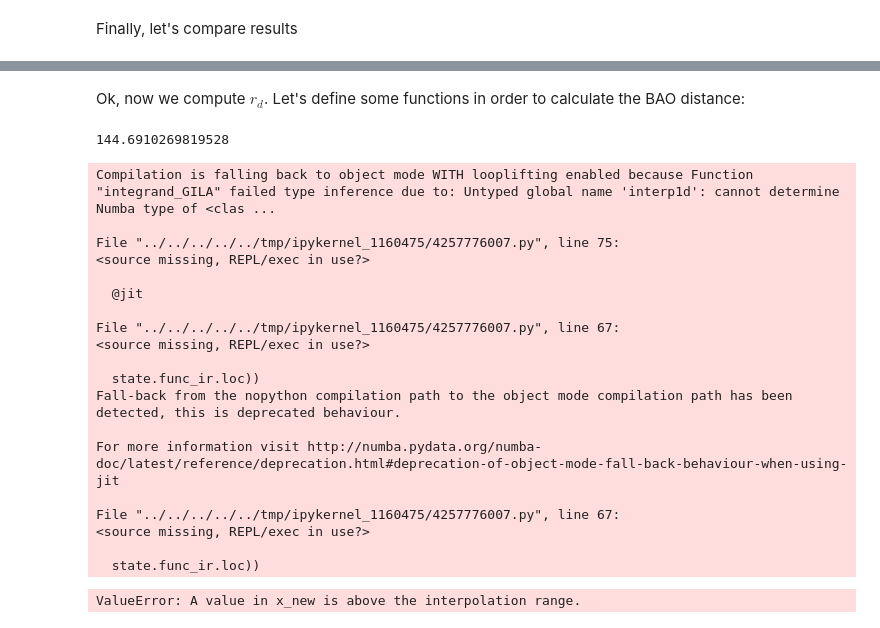
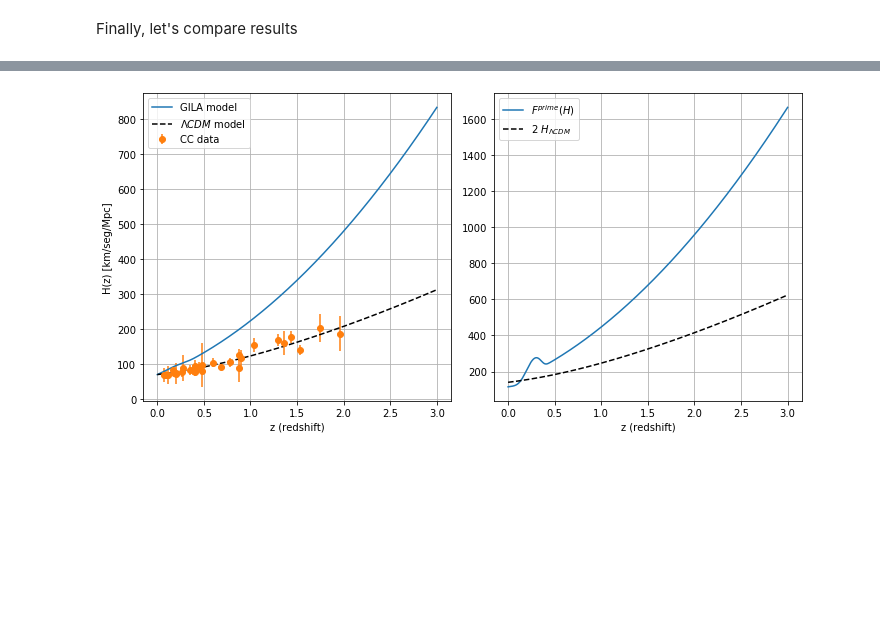
Before and after one commit to matiasleize/GC_MCMC, a Jupyter notebook: fr_mcmc/utils/test_integration.ipynb, the cells around one changed output, grey strips where cells are left out. Drawn from its saved outputs; the diff is of its cells as text; code cells hidden in the pictures; blank space fills up the shorter version.

```diff
--- a/fr_mcmc/utils/test_integration.ipynb
+++ b/fr_mcmc/utils/test_integration.ipynb
@@ -118,13 +129,2 @@ zs_model, Hs_model = integrator_GILA(physical_params, num_z_points=int(1e5), ini
 # %% [markdown]
 Finally, let's compare results
-# %%
-from matplotlib import pyplot as plt
-fig, ax = plt.subplots()
-ax.grid()
-ax.plot(zs_model, Hs_model,label='GILA model')
-ax.plot(zs_model, H_LCDM_rad(zs_model, H_0, omega_m), '--',label='LCDM model')
-ax.set_title('H(z) for GILA model')
-ax.set_xlabel('z (redshift)')
-ax.set_ylabel('H(z) [km/seg/Mpc]')
-ax.legend()
-plt.show()
@@ -135,12 +130,0 @@ Idea: What make the change of sign in $F'(z)$ is the factor $(Ł \cdot H) $ has
-# %%
-fig, ax = plt.subplots()
-ax.set_xlim([1000,10000])
-ax.set_ylim([0,0.0000005])
-ax.grid()
-ax.plot(zs_model, 1/Hs_model,label='GILA model')
-ax.plot(zs_model, 1/H_LCDM_rad(zs_model, H_0, omega_m), '--', label='LCDM model')
-ax.set_title('1/H(z) for GILA model')
-ax.set_xlabel('z (redshift)')
-ax.set_ylabel(r'$\frac{1}{H(z)}\, [km/seg/Mpc]^{-1}$',size=12)
-ax.legend()
-plt.show()
@@ -149,2 +130,0 @@ plt.show()
-# %% [markdown]
-Ok, now we compute $r_d$. Let's define some functions in order to calculate the BAO distance:
@@ -249,29 +131,22 @@ def r_drag_GILA(omega_m,H_0,wb = 0.0225, int_z=True): #wb of BBN as default.
-# %%
- rd_lcdm = r_drag(omega_m,H_0,wb=0.0225) # rd calculation
- print(rd_lcdm)
-
-
-rd_gila = r_drag_GILA(omega_m,H_0,wb=0.0225) # rd calculation
-print(rd_gila)
-# %% [output]
-144.6910269819528
-Compilation is falling back to object mode WITH looplifting enabled because Function "integrand_GILA" failed type inference due to: Untyped global name 'interp1d': cannot determine Numba type of <clas ...
-
-File "../../../../../tmp/ipykernel_1160475/4257776007.py", line 75:
-<source missing, REPL/exec in use?>
-
-  @jit
-
-File "../../../../../tmp/ipykernel_1160475/4257776007.py", line 67:
-<source missing, REPL/exec in use?>
-
-  state.func_ir.loc))
-Fall-back from the nopython compilation path to the object mode compilation path has been detected, this is deprecated behaviour.
-
-For more information visit http://numba.pydata.org/numba-doc/latest/reference/deprecation.html#deprecation-of-object-mode-fall-back-behaviour-when-using-jit
-
-File "../../../../../tmp/ipykernel_1160475/4257776007.py", line 67:
-<source missing, REPL/exec in use?>
-
-  state.func_ir.loc))
-ValueError: A value in x_new is above the interpolation range.
+# %%
+fig, axs = plt.subplots(1,2,figsize=(10,5))
+
+axs[0].plot(zs_model, Hs_model,label='GILA model')
+axs[0].plot(zs_model, H_LCDM(zs_model, omega_m, H_0), 'k--',label=r'$\Lambda CDM$ model')
+axs[0].set_ylabel('H(z) [km/seg/Mpc]')
+axs[0].errorbar(zs_cc, Hs_cc, yerr=sigmas_cc, fmt='o',label='CC data')
+
+axs[1].plot(zs_model, F_H_prime(Hs_model, [0, 10**(-27)/H_0, beta, L_bar/H_0]),label='$F^{prime}(H)$')
+axs[1].plot(zs_model, 2*H_LCDM(zs_model, omega_m,H_0), 'k--',label='2 $H_{\Lambda CDM}$')
+for ax in axs.reshape(-1):
+  ax.grid()
+  ax.set_xlabel('z (redshift)')
+  ax.legend()
+
+# Adjust the spacing between subplots
+plt.tight_layout()
+
+# Show the figure
+plt.show()
+# %% [output]
+[figure, added]
```
Also changed, not shown: parts of 12 cells of this notebook.
